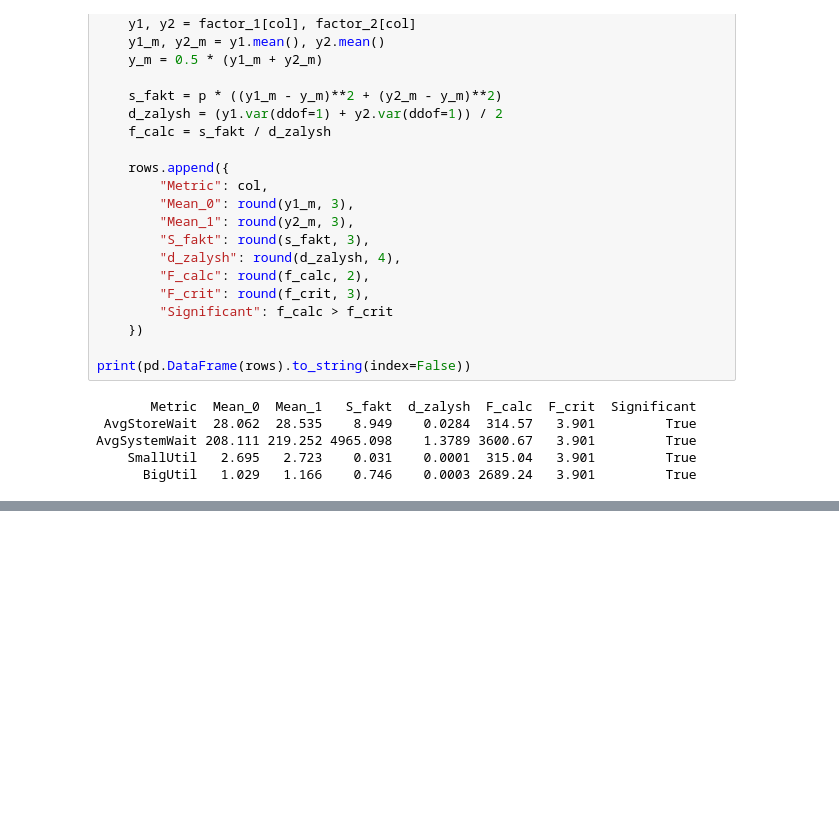
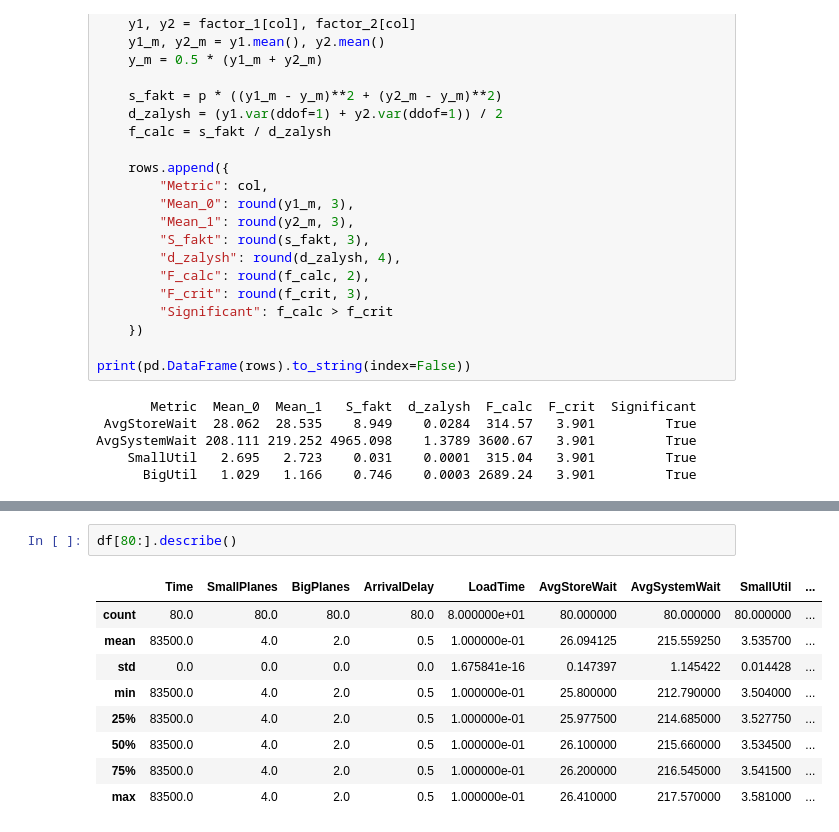
Before and after one commit to OleksandrPanasenko/PetriNetAirport, a Jupyter notebook: AnalyseResults.ipynb, the cells around one changed output, grey strips where cells are left out. Drawn from its saved outputs; the diff is of its cells as text; blank space fills up the shorter version.

```diff
--- a/AnalyseResults.ipynb
+++ b/AnalyseResults.ipynb
@@ -659,0 +682,12 @@ AvgSystemWait 208.111 219.252 4965.098    1.3789 3600.67   3.901         True
+# %%
+df[80:].describe()
+# %% [output]
+|  | Time | SmallPlanes | BigPlanes | ArrivalDelay | LoadTime | AvgStoreWait | AvgSystemWait | SmallUtil | ... |
+| count | 80.0 | 80.0 | 80.0 | 80.0 | 8.000000e+01 | 80.000000 | 80.000000 | 80.000000 | ... |
+| mean | 83500.0 | 4.0 | 2.0 | 0.5 | 1.000000e-01 | 26.094125 | 215.559250 | 3.535700 | ... |
+| std | 0.0 | 0.0 | 0.0 | 0.0 | 1.675841e-16 | 0.147397 | 1.145422 | 0.014428 | ... |
+| min | 83500.0 | 4.0 | 2.0 | 0.5 | 1.000000e-01 | 25.800000 | 212.790000 | 3.504000 | ... |
+| 25% | 83500.0 | 4.0 | 2.0 | 0.5 | 1.000000e-01 | 25.977500 | 214.685000 | 3.527750 | ... |
+| 50% | 83500.0 | 4.0 | 2.0 | 0.5 | 1.000000e-01 | 26.100000 | 215.660000 | 3.534500 | ... |
+| 75% | 83500.0 | 4.0 | 2.0 | 0.5 | 1.000000e-01 | 26.200000 | 216.545000 | 3.541500 | ... |
+| max | 83500.0 | 4.0 | 2.0 | 0.5 | 1.000000e-01 | 26.410000 | 217.570000 | 3.581000 | ... |
```
Also changed, not shown: parts of 15 cells of this notebook, 7 other files.
